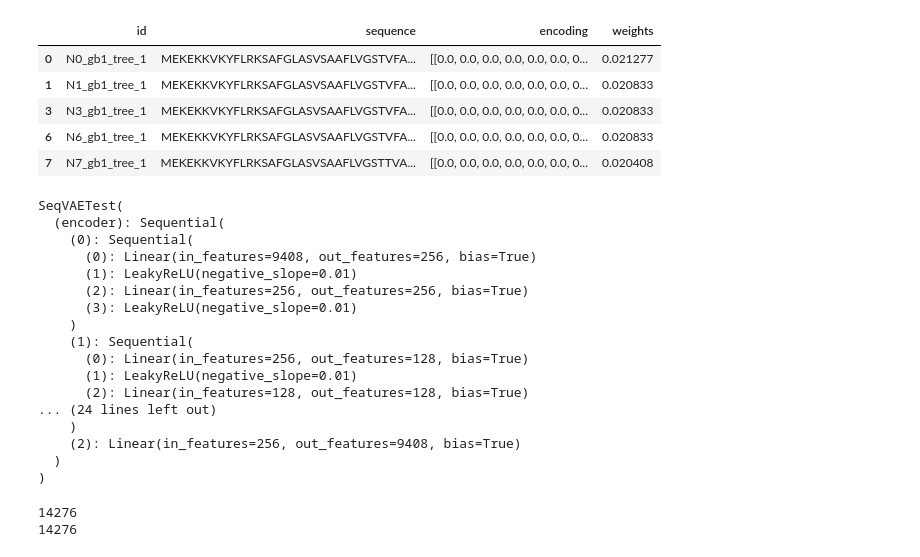
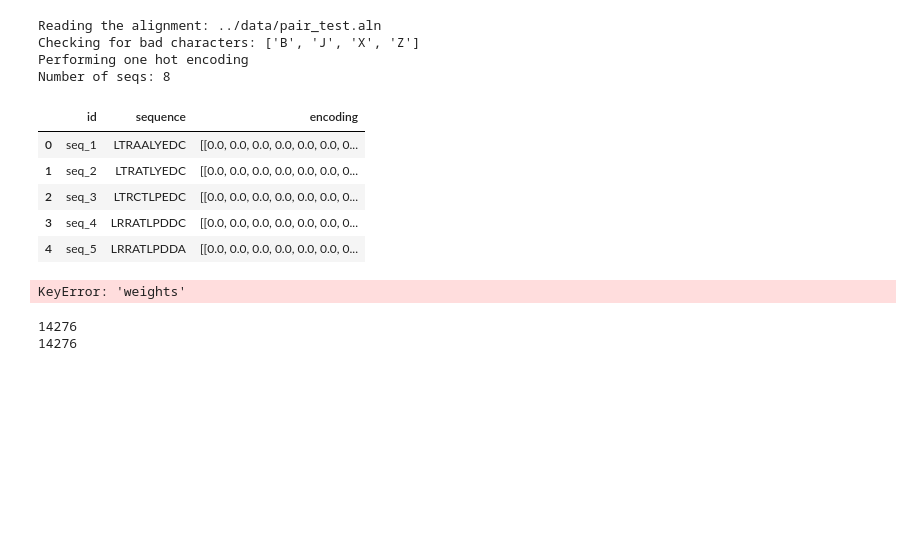
Before and after one commit to SebPorras/MAP_VAE, a Jupyter notebook: notebooks/calc_correlation.ipynb, the cells around one changed output. Cells and saved outputs as stored; diff of their text form; code cells hidden in the pictures; blank space fills up the shorter version.

```diff
--- a/notebooks/calc_correlation.ipynb
+++ b/notebooks/calc_correlation.ipynb
@@ -15,14 +14,18 @@ print(test_aln.shape)
 # %%
-#test_aln = st.read_aln_file("../data/pair_test.aln")
-test_aln = pd.read_pickle("../data/gb1/gb1_ancestors_extants_encoded_weighted_no_dupes.pkl")
+test_aln = st.read_aln_file("../data/pair_test.aln")
+#test_aln = pd.read_pickle("../data/gb1/gb1_ancestors_extants_encoded_weighted_no_dupes.pkl")
 test_aln.head()
 # %% [output]
+Reading the alignment: ../data/pair_test.aln
+Checking for bad characters: ['B', 'J', 'X', 'Z']
+Performing one hot encoding
+Number of seqs: 8
-|  | id | sequence | encoding | weights |
-| 0 | N0_gb1_tree_1 | MEKEKKVKYFLRKSAFGLASVSAAFLVGSTVFA... | [[0.0, 0.0, 0.0, 0.0, 0.0, 0.0, 0... | 0.021277 |
-| 1 | N1_gb1_tree_1 | MEKEKKVKYFLRKSAFGLASVSAAFLVGSTVFA... | [[0.0, 0.0, 0.0, 0.0, 0.0, 0.0, 0... | 0.020833 |
-| 3 | N3_gb1_tree_1 | MEKEKKVKYFLRKSAFGLASVSAAFLVGSTVFA... | [[0.0, 0.0, 0.0, 0.0, 0.0, 0.0, 0... | 0.020833 |
-| 6 | N6_gb1_tree_1 | MEKEKKVKYFLRKSAFGLASVSAAFLVGSTVFA... | [[0.0, 0.0, 0.0, 0.0, 0.0, 0.0, 0... | 0.020833 |
-| 7 | N7_gb1_tree_1 | MEKEKKVKYFLRKSAFGLASVSAAFLVGSTTVA... | [[0.0, 0.0, 0.0, 0.0, 0.0, 0.0, 0... | 0.020408 |
+|  | id | sequence | encoding |
+| 0 | seq_1 | LTRAALYEDC | [[0.0, 0.0, 0.0, 0.0, 0.0, 0.0, 0... |
+| 1 | seq_2 | LTRATLYEDC | [[0.0, 0.0, 0.0, 0.0, 0.0, 0.0, 0... |
+| 2 | seq_3 | LTRCTLPEDC | [[0.0, 0.0, 0.0, 0.0, 0.0, 0.0, 0... |
+| 3 | seq_4 | LRRATLPDDC | [[0.0, 0.0, 0.0, 0.0, 0.0, 0.0, 0... |
+| 4 | seq_5 | LRRATLPDDA | [[0.0, 0.0, 0.0, 0.0, 0.0, 0.0, 0... |
 # %%
 
 train_dataset = MSA_Dataset(test_aln["encoding"], test_aln["weights"], test_aln["id"])
@@ -81,23 +84,7 @@ model = SeqVAETest(input_dims, 2, hidden_dims=config["hidden_dims"], config=conf
 model.load_state_dict(torch.load(gb1_good))
 model.eval()
 # %% [output]
-SeqVAETest(
-  (encoder): Sequential(
-    (0): Sequential(
-      (0): Linear(in_features=9408, out_features=256, bias=True)
-      (1): LeakyReLU(negative_slope=0.01)
-      (2): Linear(in_features=256, out_features=256, bias=True)
-      (3): LeakyReLU(negative_slope=0.01)
-    )
-    (1): Sequential(
-      (0): Linear(in_features=256, out_features=128, bias=True)
-      (1): LeakyReLU(negative_slope=0.01)
-      (2): Linear(in_features=128, out_features=128, bias=True)
-... (24 lines left out)
-    )
-    (2): Linear(in_features=256, out_features=9408, bias=True)
-  )
-)
+KeyError: 'weights'
 # %%
 
 names = []
```
Also changed, not shown: parts of 5 cells of this notebook, 3 other files.
